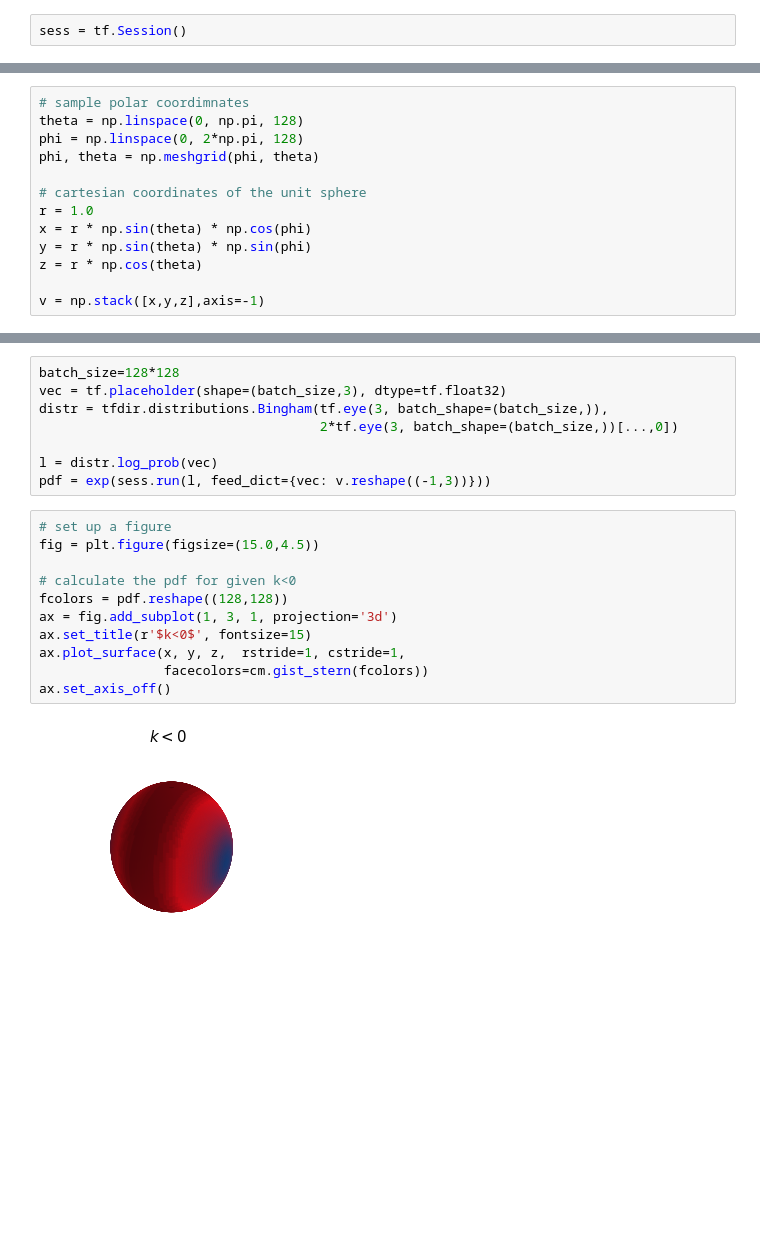
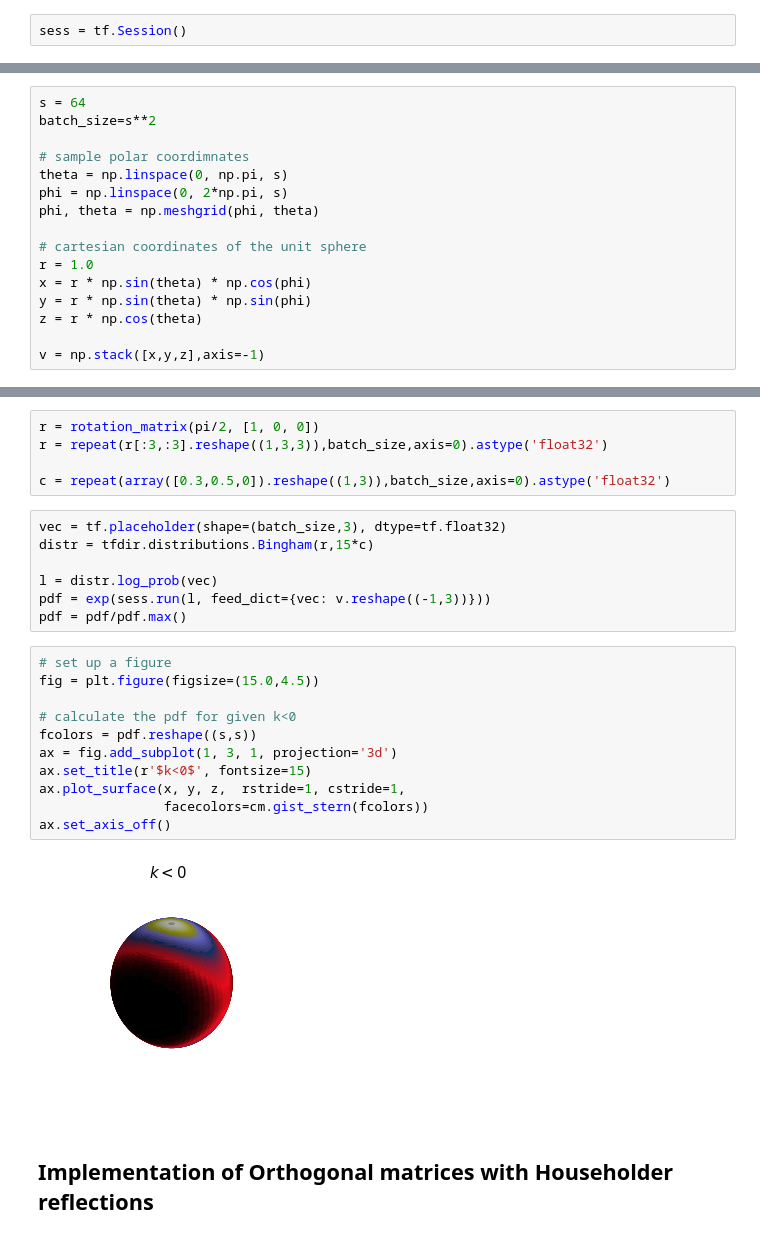
Before and after one commit to EiffL/tfdirectional, a Jupyter notebook: demo.ipynb, the cells around one changed output, grey strips where cells are left out. Drawn from its saved outputs; the diff is of its cells as text; blank space fills up the shorter version.

```diff
--- a/demo.ipynb
+++ b/demo.ipynb
@@ -36,8 +38,11 @@ array([  8.5618725 , -26.120878  ,   0.6794003 ,  -3.051964  ,
       dtype=float32)
 # %%
+s = 64
+batch_size=s**2
+
 # sample polar coordimnates
-theta = np.linspace(0, np.pi, 128)
-phi = np.linspace(0, 2*np.pi, 128)
+theta = np.linspace(0, np.pi, s)
+phi = np.linspace(0, 2*np.pi, s)
 phi, theta = np.meshgrid(phi, theta)
 
 # cartesian coordinates of the unit sphere
@@ -50,21 +142,27 @@ v = np.stack([x,y,z],axis=-1)
+# %%
+r = rotation_matrix(pi/2, [1, 0, 0])
+r = repeat(r[:3,:3].reshape((1,3,3)),batch_size,axis=0).astype('float32')
+
+c = repeat(array([0.3,0.5,0]).reshape((1,3)),batch_size,axis=0).astype('float32')
 # %%
-batch_size=128*128
 vec = tf.placeholder(shape=(batch_size,3), dtype=tf.float32)
-distr = tfdir.distributions.Bingham(tf.eye(3, batch_shape=(batch_size,)),
-                                    2*tf.eye(3, batch_shape=(batch_size,))[...,0])
+distr = tfdir.distributions.Bingham(r,15*c)
 
 l = distr.log_prob(vec)
 pdf = exp(sess.run(l, feed_dict={vec: v.reshape((-1,3))}))
+pdf = pdf/pdf.max()
 # %%
 # set up a figure
 fig = plt.figure(figsize=(15.0,4.5))
 
 # calculate the pdf for given k<0
-fcolors = pdf.reshape((128,128))
+fcolors = pdf.reshape((s,s))
 ax = fig.add_subplot(1, 3, 1, projection='3d')
 ax.set_title(r'$k<0$', fontsize=15)
 ax.plot_surface(x, y, z,  rstride=1, cstride=1,
                 facecolors=cm.gist_stern(fcolors))
 ax.set_axis_off()
 # %% [output]
-[figure, old version]
+[figure, new version]
+# %% [markdown]
+## Implementation of Orthogonal matrices with Householder reflections
```
Also changed, not shown: parts of 13 cells of this notebook.
